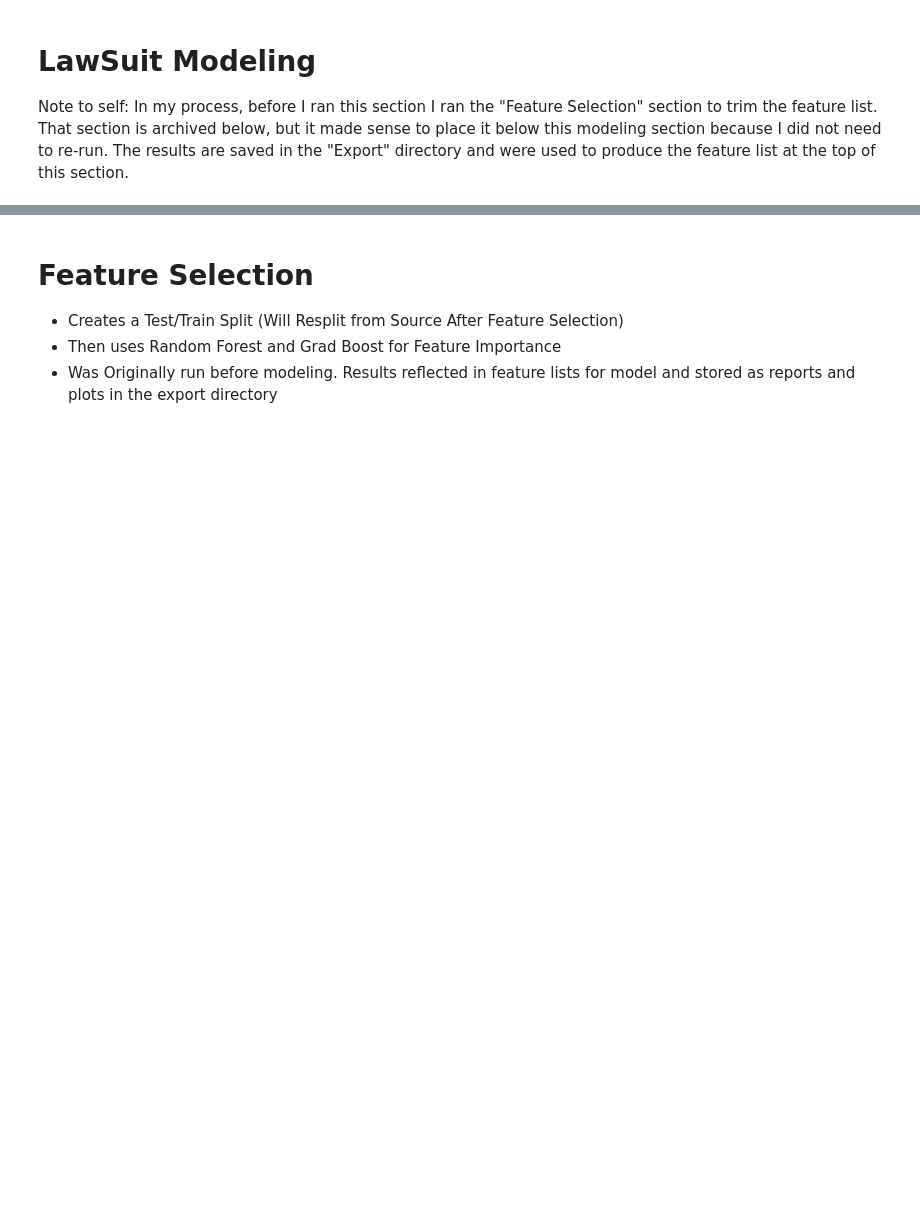
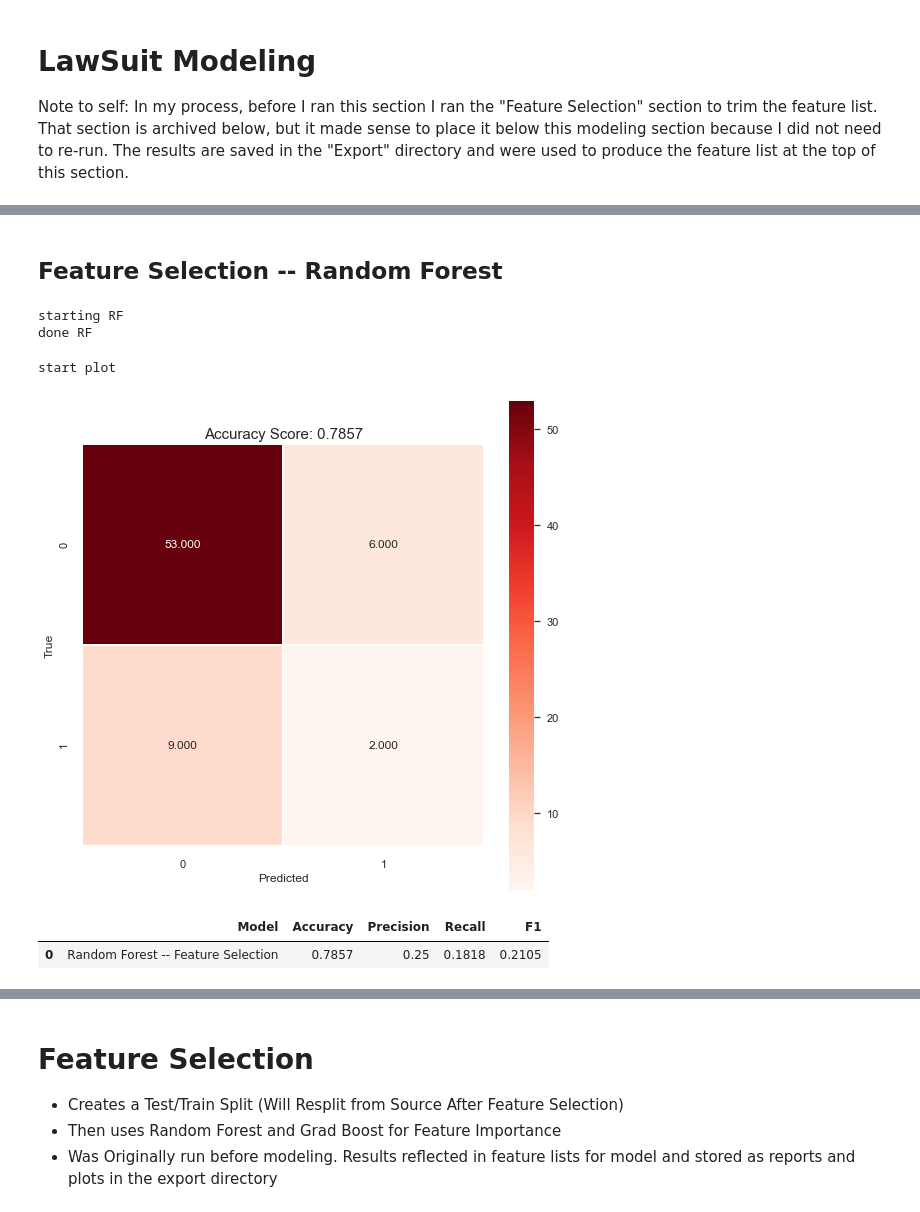
Before and after one commit to bcullinan32/CapstoneProject, a Jupyter notebook: Capstone_Modeling.ipynb, the cells around one changed output, grey strips where cells are left out. Cells and saved outputs as stored; diff of their text form; code cells hidden in the pictures; blank space fills up the shorter version.

Commit message:
fixed feature selection logic

```diff
--- a/Capstone_Modeling.ipynb
+++ b/Capstone_Modeling.ipynb
@@ -368,0 +483,8 @@ the feature list at the top of this section.
+# %%
+# Feature Selection -- Check Correlation -- Correlation with output variable
+responseVar = 'lawsuit'
+cor = round(ls_Modeling.corr(),3)
+cor_target = abs(cor[responseVar])
+#Selecting highly correlated features
+nonRelevant_features = cor_target[cor_target<0.05] # Look for Features w/ less 0.05 cor
+nonRelevant_features
@@ -368,0 +584,12 @@ the feature list at the top of this section.
+# %%
+# Set or Reset Test/Train Split
+# Params
+df=tempModelingDF
+ResponseVar = 'lawsuit'
+PredictorVar_orig = df.columns.values.tolist()
+PredictorVar_orig.remove(ResponseVar)
+
+# Function Call To prep train/test
+x_train, x_test, y_train, y_test  = testTrainSplit(df, PredictorVar_orig, ResponseVar)
+print(f"x_train shape:",x_train.shape)
+print(f"x_test shape:",x_test.shape)
@@ -368,0 +645,42 @@ the feature list at the top of this section.
+# %% [markdown]
+## Feature Selection -- Random Forest
+# %%
+print("starting RF")
+# Random Forest
+## Set and Fit Model
+rf = RandomForestClassifier(n_estimators=100, max_leaf_nodes=96, min_samples_split=2, max_depth=20,
+                            max_features='sqrt',criterion='gini',n_jobs=-1)
+
+rf.fit(x_train,y_train)
+
+## Make Predictions
+y_pred_rf = rf.predict(x_test)
+print("done RF")
+# %% [output]
+starting RF
+done RF
+# %%
+print("start plot")
+cm, score = createConfMatrix(rf,y_test, y_pred_rf, x_test) # model, y_test, y_pred, x_test
+
+# plot result
+plt.figure(figsize=(9,9))
+fig= sns.heatmap(cm, annot=True, fmt=".3f", linewidths=.5, square = True, cmap = 'Reds');
+all_sample_title = "Accuracy Score: " + score.astype('str')
+plt.title(all_sample_title, size = 15);
+plt.savefig(plotLoc+'RF_CM_LS_FeatSelect.png')
+# %% [output]
+start plot
+[figure, added]
+# %%
+# Random Forest -- Precision/Recall Scores
+
+## Set Params
+model_name = "Random Forest -- Feature Selection"
+
+## Call Function
+summaryDF = summaryStats(model_name,y_test,y_pred_rf, summaryStatsDF) # modelName(str), y_test, y_pred, df
+summaryDF
+# %% [output]
+|  | Model | Accuracy | Precision | Recall | F1 |
+| 0 | Random Forest -- Feature Selection | 0.7857 | 0.25 | 0.1818 | 0.2105 |
```
Also changed, not shown: parts of 77 cells of this notebook, 10 other files.
